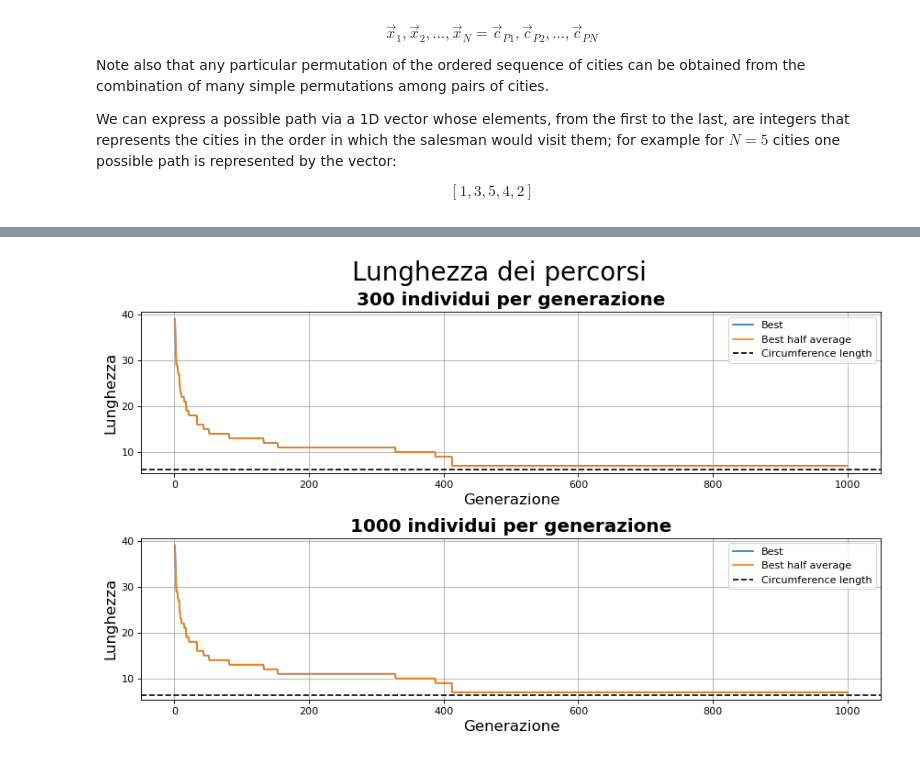
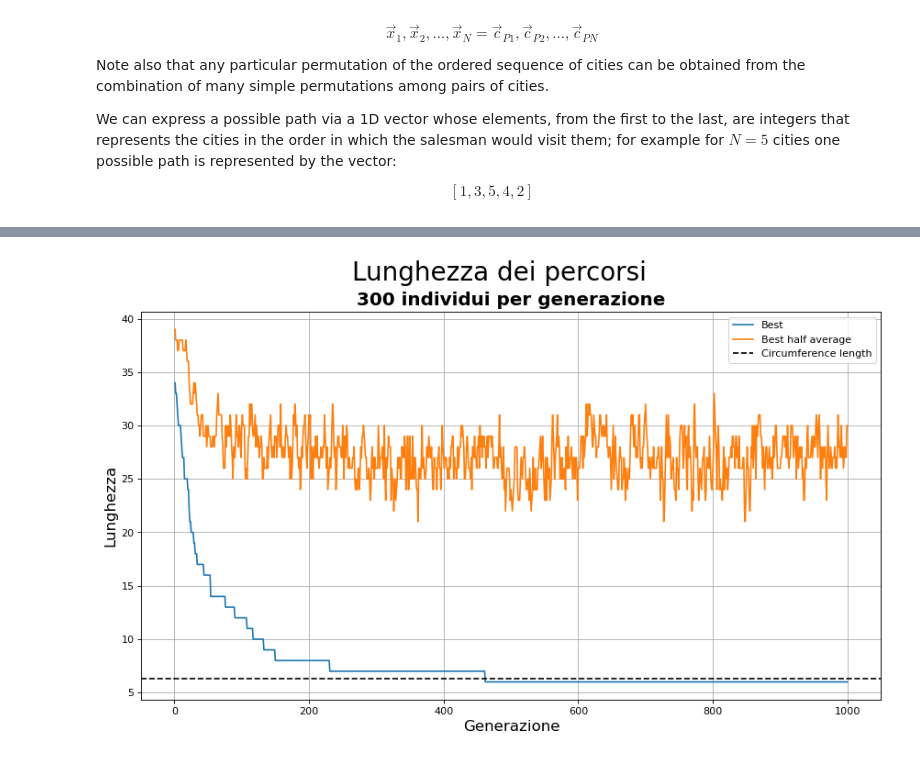
Before and after one commit to Daniele95/LSN, a Jupyter notebook: 9-genetico/Soluzione_9.ipynb, the cells around one changed output, grey strips where cells are left out. Drawn from its saved outputs; the diff is of its cells as text; code cells hidden in the pictures.

```diff
--- a/9-genetico/Soluzione_9.ipynb
+++ b/9-genetico/Soluzione_9.ipynb
@@ -42,9 +68,10 @@ figure(figsize=(14, 6), dpi=80)
 gen = ["0","1"]
 tipo = ["casuale","migliore"]
 
+
 for i in range (2):
     plt.subplot(1,2,i+1)
-    x,y = np.loadtxt("cities"+gen[i]+".txt", usecols=(0,1), unpack='true')
+    x,y = np.loadtxt("risultati/cerchio"+gen[i]+".txt", usecols=(0,1), unpack='true')
     plt.plot(x[0],y[0], marker ="*", color = "r", markersize = 16, label = "Start", linestyle = "")
     plt.plot(x, y, marker = "o", markersize = 4, linestyle = "-")
     plt.ylabel('y', fontsize = 15, fontweight = "bold")
@@ -66,29 +93,29 @@ plt.show()
 # %%
 import matplotlib
 import matplotlib.pyplot as plt
 import numpy as np
 from matplotlib.pyplot import figure
 
 figure(figsize=(13, 7), dpi=80)
 plt.suptitle("Lunghezza dei percorsi\n", fontsize = 25)
 
 indivs =["300", "1000"]
 
-for i in range(0,2):
-    plt.subplot(2,1,i+1)
-    best = np.loadtxt("fittests.txt", usecols=(0), unpack='true')
+for i in range(0,1):
+    #plt.subplot(2,1,i+1)
+    best = np.loadtxt("risultati/miglioriCerchio.txt", usecols=(0), unpack='true')
     gen= np.linspace(1,len(best),len(best))
     plt.plot(gen, best, marker = "", label = "Best")
-    bestave = np.loadtxt("fittests.txt", usecols=(0), unpack='true')
+    bestave = np.loadtxt("risultati/migliori_semimediaCerchio.txt", usecols=(0), unpack='true')
     plt.plot(gen, bestave, marker = "", label = "Best half average")
     plt.ylabel('Lunghezza', fontsize =15)
     plt.xlabel('Generazione', fontsize =15)
     plt.grid(True)
     plt.axhline(y=2*np.pi, color = 'k', linestyle = '--', label = "Circumference length")
     plt.title(indivs[i]+' individui per generazione', fontsize = 18, fontweight = "bold")
     plt.legend()
 
 plt.subplots_adjust(hspace=0.4)
 plt.show()
 # %% [output]
-[figure, old version]
+[figure, new version]
```
Also changed, not shown: parts of 7 cells of this notebook.
